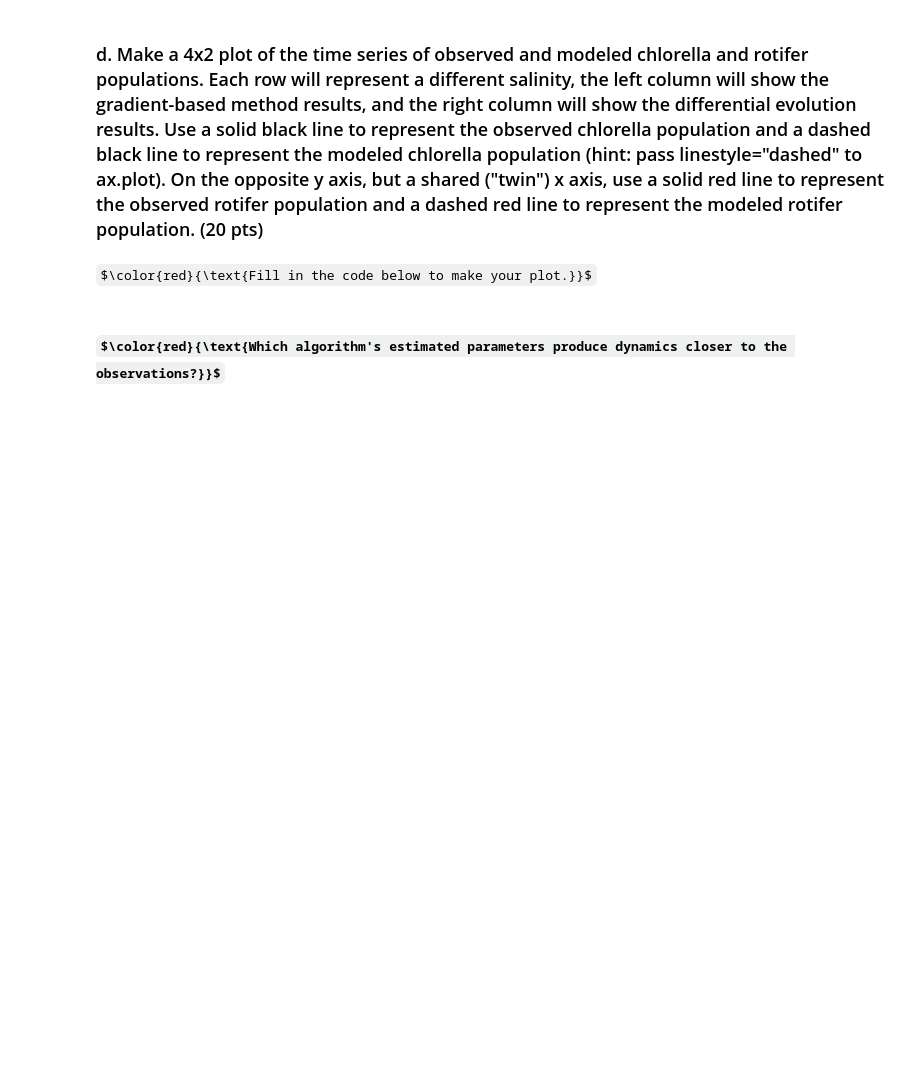
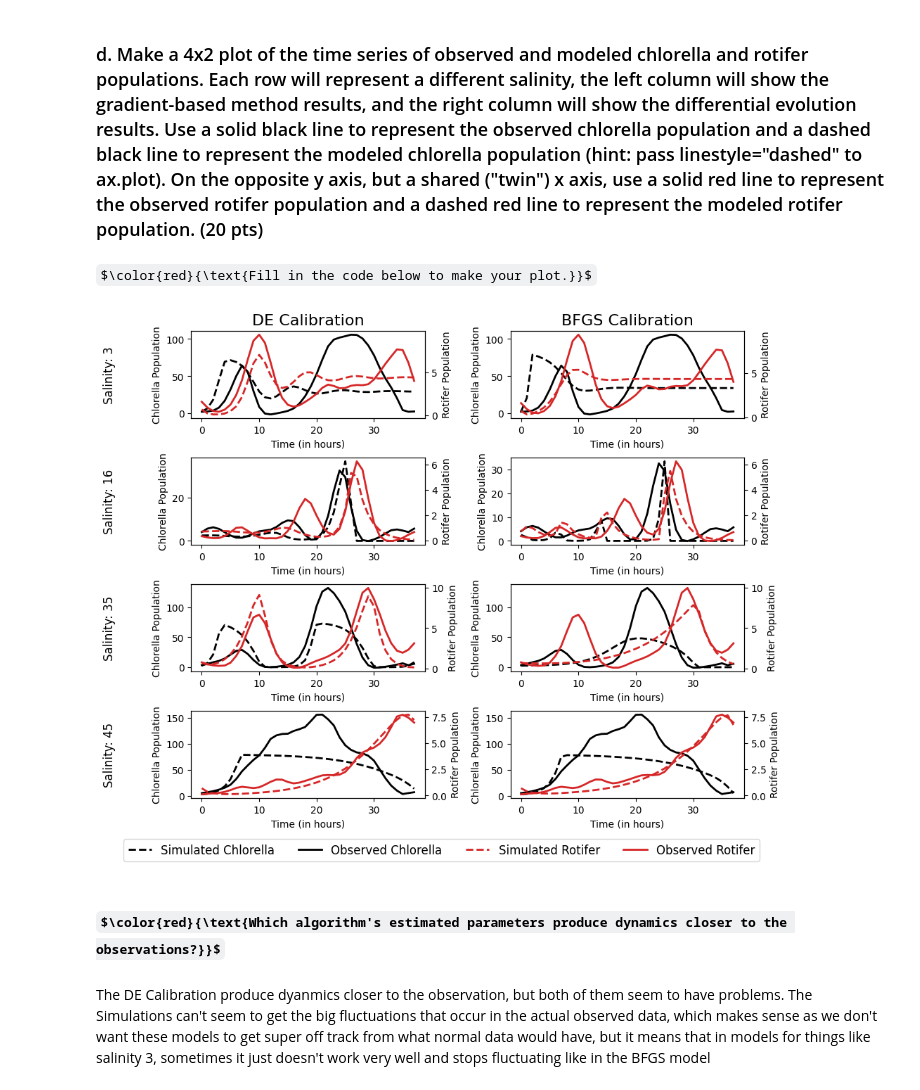
Before and after one commit to Wollmyth/HW_CE6215, a Jupyter notebook: Homework2_template.ipynb, the cells around one changed output. Drawn from its saved outputs; the diff is of its cells as text; code cells hidden in the pictures; some formulas as TeX source; blank space fills up the shorter version.

```diff
--- a/Homework2_template.ipynb
+++ b/Homework2_template.ipynb
@@ -318,25 +320,55 @@ $\color{red}{\text{Fill in the code below to make your plot.}}$
 # %%
 fig, ax = plt.subplots(4,2)
 fig.set_size_inches([10,8])
 
+i=0
 for salinity in dic_dfs.keys():
     df_obs = dic_dfs[salinity] # observed population data for this salinity
     for j in range(2):
         if j == 0:
             # get simulated chlorella and rotifer populations from best DE solution for this salinity
-
+            params = DE_results.loc[salinity, ["K_C","K_R","B_C","B_R","e","m"]].values
+            sim = odeint(Fussmann, y0, time, args=(params,))
+            C_sim, R_sim = sim[:, 1], sim[:, 2]
         else:
             # get simulated chlorella and rotifer populations from best BFGS solution for this salinity
-
+            params = BFGS_results.loc[salinity, ["K_C","K_R","B_C","B_R","e","m"]].values
+            sim = odeint(Fussmann, y0, time, args=(params,))
+            C_sim, R_sim = sim[:, 1], sim[:, 2]
 
         # plot simulated and observed populations
+        ax[i,j].plot(time, C_sim, c="black", linestyle="dashed", linewidth=2, label="Simulated Chlorella")
+        ax[i,j].plot(df_obs.index, df_obs['C'], c="black", linestyle="solid", linewidth=2, label="Observed Chlorella")
+        ax[i,j].set_xlabel("Time (in hours)")
+        ax[i,j].set_ylabel("Chlorella Population", c="black")
+
+        ax2 = ax[i,j].twinx()
+        ax2.plot(time, R_sim, c="tab:red", linestyle="dashed", linewidth=2, label="Simulated Rotifer")
+        ax2.plot(df_obs.index, df_obs['R'], c="tab:red", linestyle="solid", linewidth=2, label="Observed Rotifer")
+        ax2.set_ylabel("Rotifer Population", c="black")
+
 
         if i == 0:
             if j == 0:
                 ax[i,j].set_title("DE Calibration",fontsize=16)
             else:
                 ax[i,j].set_title("BFGS Calibration", fontsize=16)
+        if j == 0:
+            ax[i,j].annotate(f"Salinity: {salinity}", xy=(-0.35, 0.5), xycoords='axes fraction',
+                              fontsize=12, rotation=90, ha='center', va='center')
+    i += 1
 
 # add a legend to the figure
+handles1, labels1 = ax[0,0].get_legend_handles_labels()
+handles2, labels2 = ax2.get_legend_handles_labels()
+handles, labels = handles1 + handles2, labels1 + labels2
+fig.tight_layout()
+fig.subplots_adjust(bottom=0.12)
+fig.legend(handles, labels, fontsize=12, loc='lower center', ncol=4)
+fig.show()
+# %% [output]
+[figure, added]
 # %% [markdown]
 ### $\color{red}{\text{Which algorithm's estimated parameters produce dynamics closer to the observations?}}$
+# %% [markdown]
+The DE Calibration produce dyanmics closer to the observation, but both of them seem to have problems. The Simulations can't seem to get the big fluctuations that occur in the actual observed data, which makes sense as we don't want these models to get super off track from what normal data would have, but it means that in models for things like salinity 3, sometimes it just doesn't work very well and stops fluctuating like in the BFGS model
```
Also changed, not shown: parts of 3 cells of this notebook.
